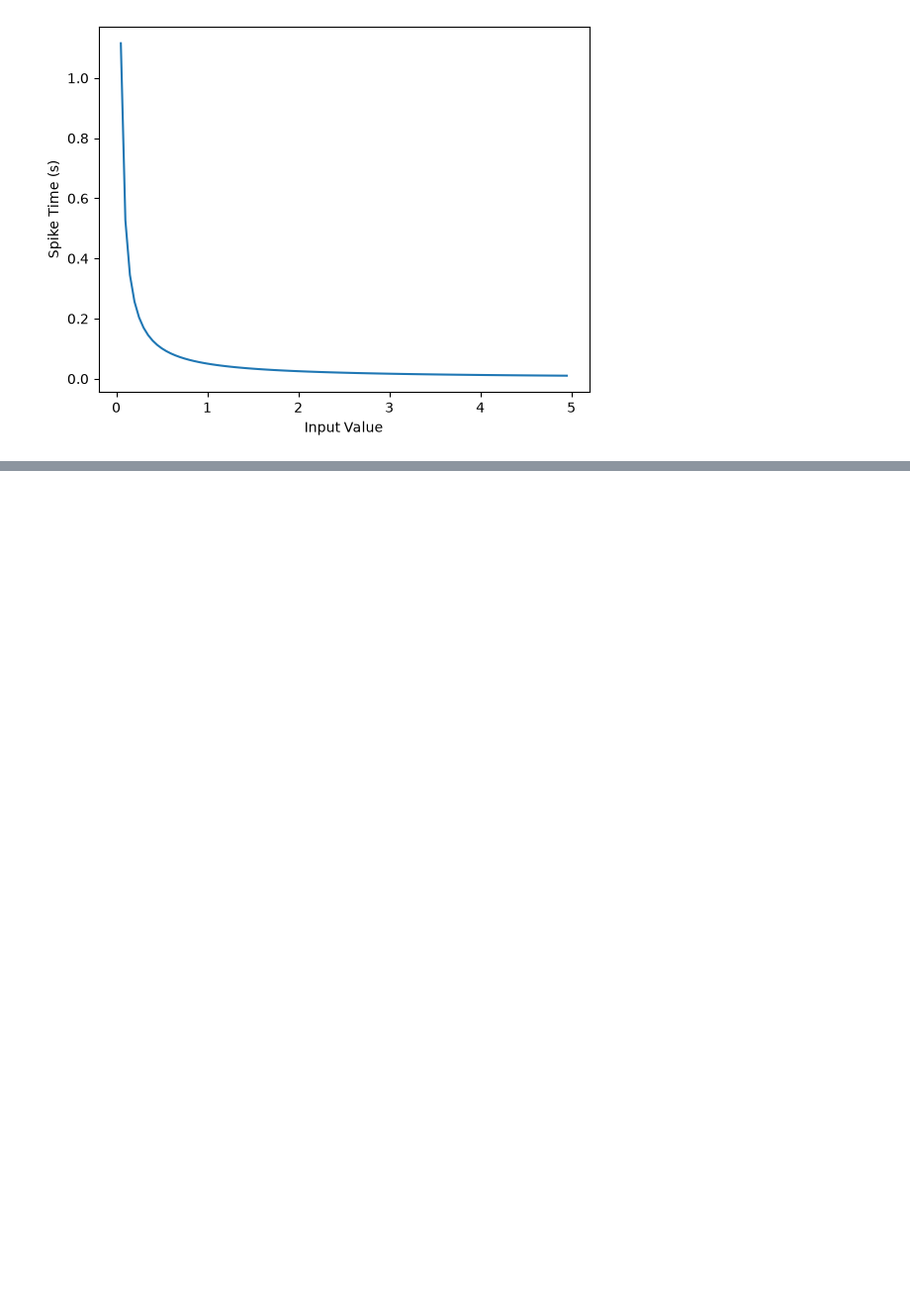
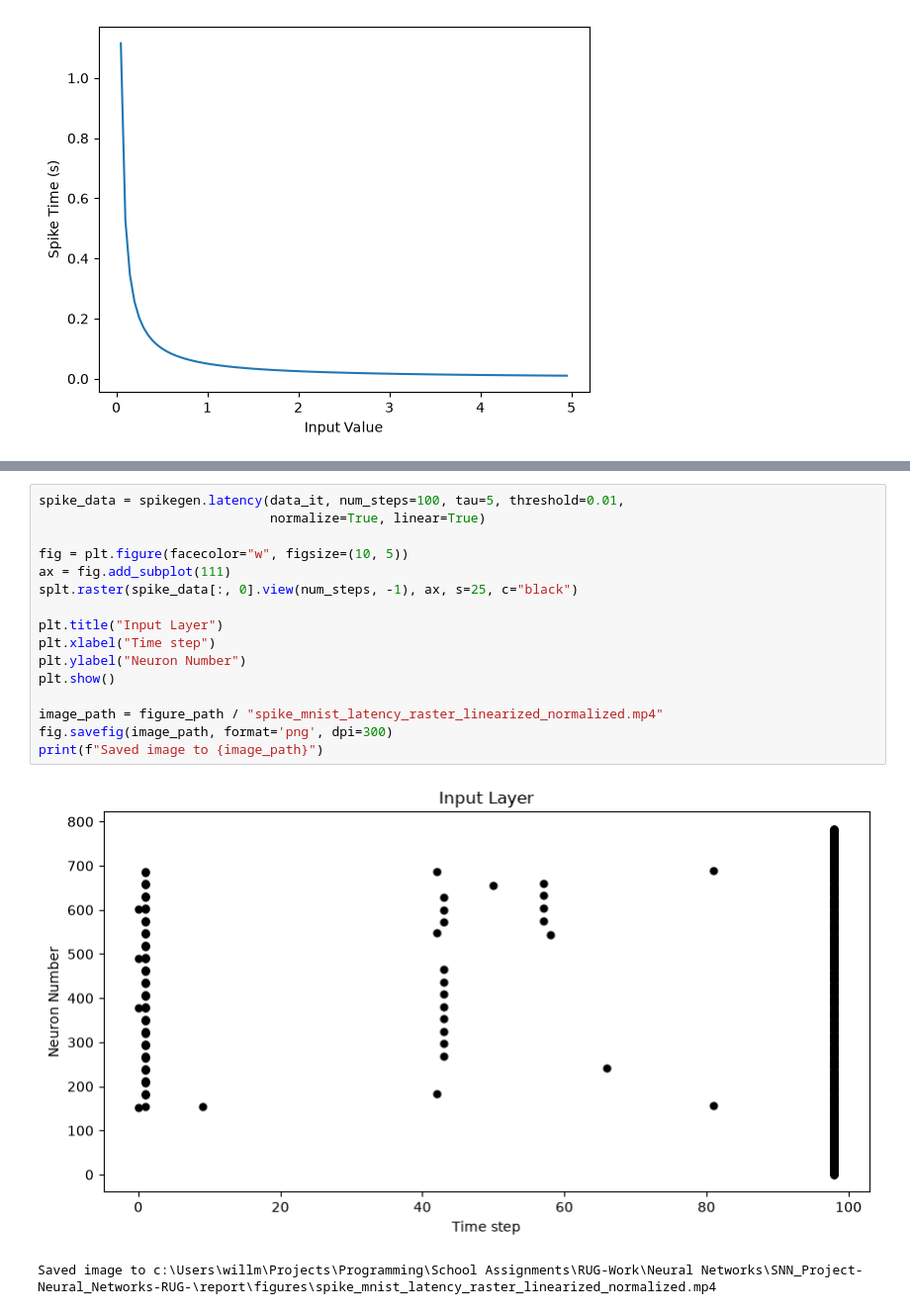
Before and after one commit to petermeeus/SNN_Project-Neural_Networks-RUG-, a Jupyter notebook: src/snn_project/notebooks/tutorial-snntorch.ipynb, the cells around one changed output, grey strips where cells are left out. Shown at 99% size. Cells and saved outputs as stored; diff of their text form; blank space fills up the shorter version.

```diff
--- a/src/snn_project/notebooks/tutorial-snntorch.ipynb
+++ b/src/snn_project/notebooks/tutorial-snntorch.ipynb
@@ -182,0 +200,19 @@ Saved image to c:\Users\willm\Projects\Programming\School Assignments\RUG-Work\N
+# %%
+spike_data = spikegen.latency(data_it, num_steps=100, tau=5, threshold=0.01,
+                              normalize=True, linear=True)
+
+fig = plt.figure(facecolor="w", figsize=(10, 5))
+ax = fig.add_subplot(111)
+splt.raster(spike_data[:, 0].view(num_steps, -1), ax, s=25, c="black")
+
+plt.title("Input Layer")
+plt.xlabel("Time step")
+plt.ylabel("Neuron Number")
+plt.show()
+
+image_path = figure_path / "spike_mnist_latency_raster_linearized_normalized.mp4"
+fig.savefig(image_path, format='png', dpi=300)
+print(f"Saved image to {image_path}")
+# %% [output]
+[figure, added]
+Saved image to c:\Users\willm\Projects\Programming\School Assignments\RUG-Work\Neural Networks\SNN_Project-Neural_Networks-RUG-\report\figures\spike_mnist_latency_raster_linearized_normalized.mp4
```
Also changed, not shown: parts of 15 cells of this notebook, 1 other file.
